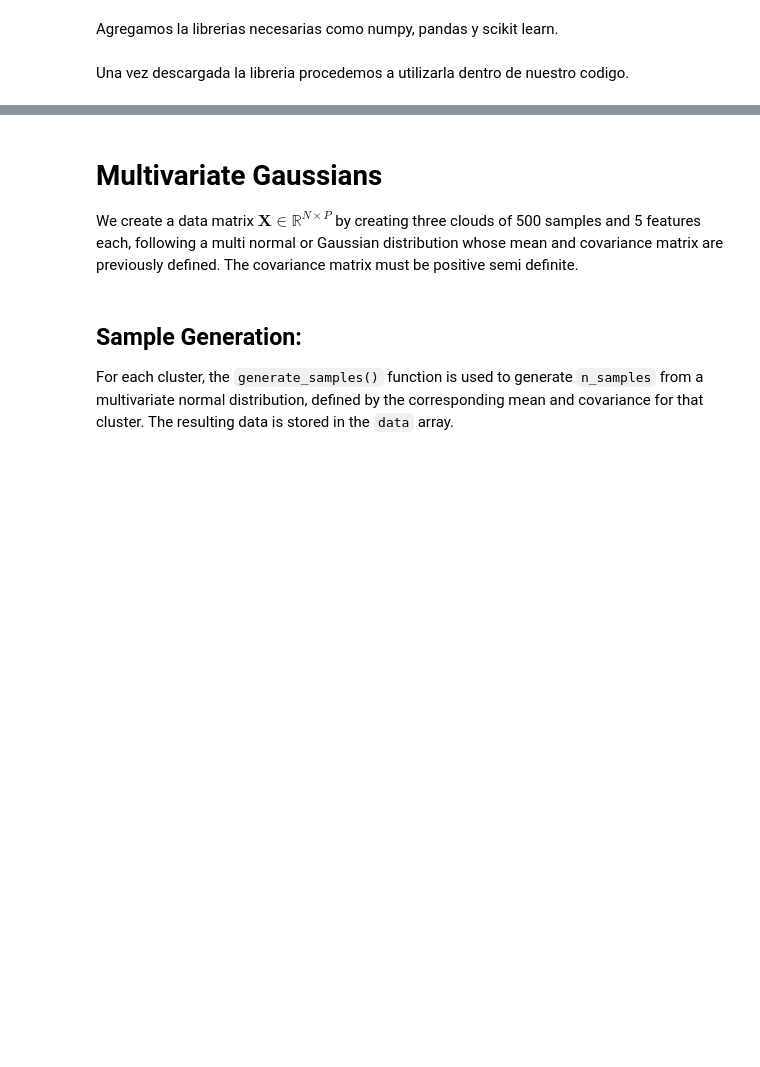
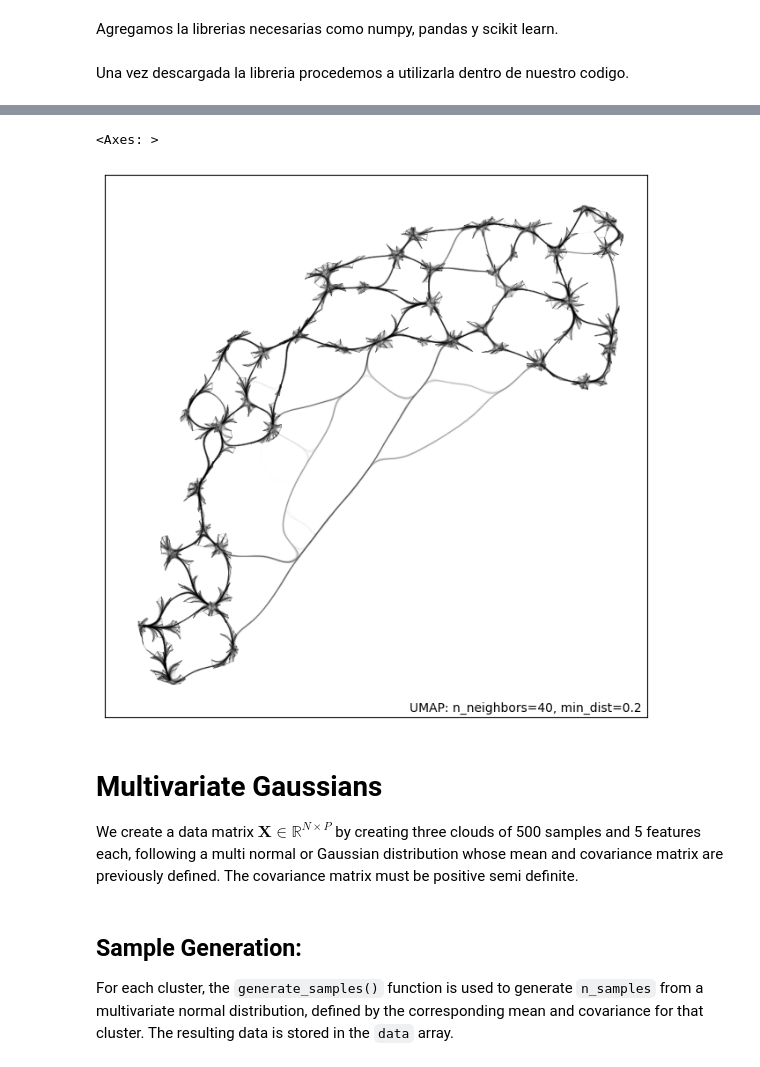
Before and after one commit to UN-GCPDS/python-gcpds.localbiplot, a Jupyter notebook: docs/source/notebooks/01-module example.ipynb, the cells around one changed output, grey strips where cells are left out. Saved outputs shown, nothing was run; the diff lists cells and outputs as text; code cells hidden in the pictures; blank space fills up the shorter version.

```diff
--- a/docs/source/notebooks/01-module example.ipynb
+++ b/docs/source/notebooks/01-module example.ipynb
@@ -28,3 +98,8 @@ import gcpds.localbiplot as lb
+# %%
+umap.plot.connectivity(red, edge_bundling='hammer')
+# %% [output]
+<Axes: >
+[figure, added]
 # %% [markdown]
 # **Multivariate Gaussians**
 
```
Also changed, not shown: parts of 34 cells of this notebook.
